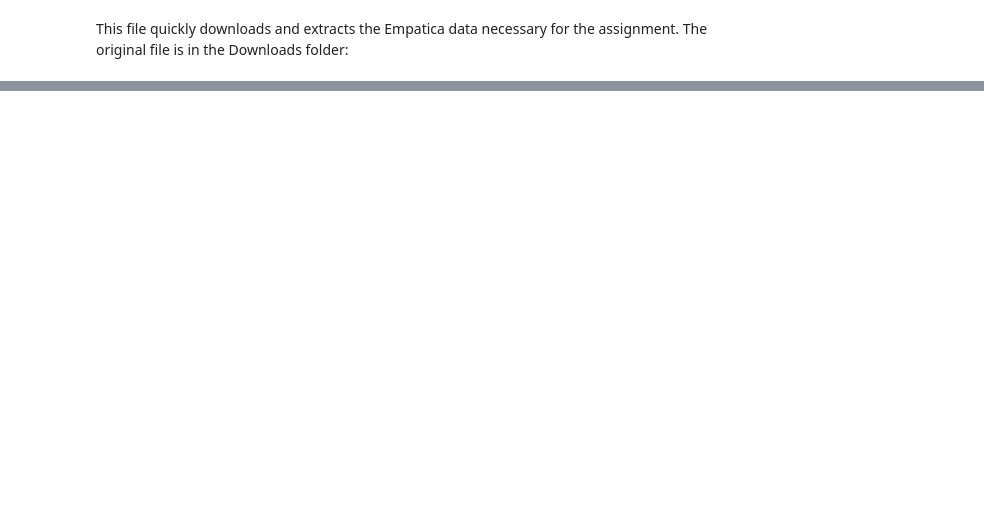
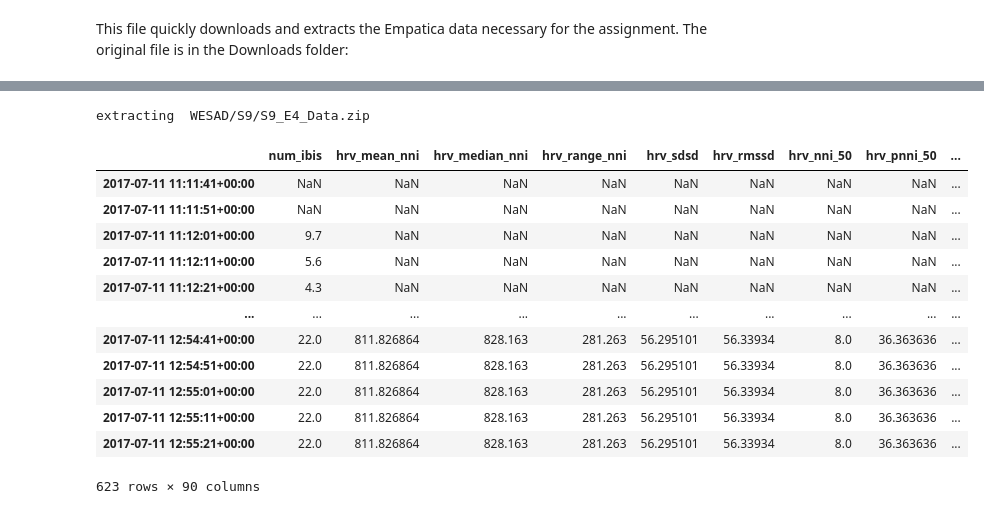
Before and after one commit to TinasheMTapera/HINF5300, a Jupyter notebook: inst/py/assign3_download-extract-e4.ipynb, the cells around one changed output, grey strips where cells are left out. Drawn from its saved outputs; the diff is of its cells as text; code cells hidden in the pictures; blank space fills up the shorter version.

```diff
--- a/inst/py/assign3_download-extract-e4.ipynb
+++ b/inst/py/assign3_download-extract-e4.ipynb
@@ -23,0 +22,12 @@ SyntaxError: invalid syntax (1278643590.py, line 2)
+# %%
+with zipfile.ZipFile(download_path, mode="r") as archive:
+
+    e4s=[x for x in archive.namelist() if "E4_Data" in x]
+
+    with tempfile.TemporaryDirectory() as tmpdirname:
+        archive.extract(e4s[0], path=tmpdirname)
+
+        for x in pathlib.Path(tmpdirname).rglob('*.*'):
+            print(x)
+
+archive.close()
@@ -23,0 +38,15 @@ SyntaxError: invalid syntax (1278643590.py, line 2)
+# %%
+with zipfile.ZipFile(download_path, mode="r") as archive:
+
+    e4s=[x for x in archive.namelist() if "E4_Data" in x]
+
+    with tempfile.TemporaryDirectory() as tmpdirname:
+
+        archive.extract(e4s[0], path=tmpdirname)
+
+        e4_zip = [x for x in pathlib.Path(tmpdirname).rglob('*.*')].pop()
+        features = flirt.simple.get_features_for_empatica_archive(e4_zip, 60, 10, True, True, False)
+
+
+
+archive.close()
@@ -23,0 +83,33 @@ SyntaxError: invalid syntax (1278643590.py, line 2)
+# %%
+with zipfile.ZipFile(download_path, mode="r") as archive:
+
+    e4s=[x for x in archive.namelist() if "E4_Data" in x]
+    target=e4s[14]
+    with tempfile.TemporaryDirectory() as tmpdirname:
+        print("extracting ", target)
+        archive.extract(target, path=tmpdirname)
+
+        e4_zip = [x for x in pathlib.Path(tmpdirname).rglob('*.*')].pop()
+        features = flirt.simple.get_features_for_empatica_archive(e4_zip, 60, 10, hrv_features=True, eda_features=True, acc_features=False)
+
+
+
+archive.close()
+# %% [output]
+extracting  WESAD/S9/S9_E4_Data.zip
+# %%
+features
+# %% [output]
+|  | num_ibis | hrv_mean_nni | hrv_median_nni | hrv_range_nni | hrv_sdsd | hrv_rmssd | hrv_nni_50 | hrv_pnni_50 | ... |
+| 2017-07-11 11:11:41+00:00 | NaN | NaN | NaN | NaN | NaN | NaN | NaN | NaN | ... |
+| 2017-07-11 11:11:51+00:00 | NaN | NaN | NaN | NaN | NaN | NaN | NaN | NaN | ... |
+| 2017-07-11 11:12:01+00:00 | 9.7 | NaN | NaN | NaN | NaN | NaN | NaN | NaN | ... |
+| 2017-07-11 11:12:11+00:00 | 5.6 | NaN | NaN | NaN | NaN | NaN | NaN | NaN | ... |
+| 2017-07-11 11:12:21+00:00 | 4.3 | NaN | NaN | NaN | NaN | NaN | NaN | NaN | ... |
+| ... | ... | ... | ... | ... | ... | ... | ... | ... | ... |
+| 2017-07-11 12:54:41+00:00 | 22.0 | 811.826864 | 828.163 | 281.263 | 56.295101 | 56.33934 | 8.0 | 36.363636 | ... |
+| 2017-07-11 12:54:51+00:00 | 22.0 | 811.826864 | 828.163 | 281.263 | 56.295101 | 56.33934 | 8.0 | 36.363636 | ... |
+| 2017-07-11 12:55:01+00:00 | 22.0 | 811.826864 | 828.163 | 281.263 | 56.295101 | 56.33934 | 8.0 | 36.363636 | ... |
+| 2017-07-11 12:55:11+00:00 | 22.0 | 811.826864 | 828.163 | 281.263 | 56.295101 | 56.33934 | 8.0 | 36.363636 | ... |
+| 2017-07-11 12:55:21+00:00 | 22.0 | 811.826864 | 828.163 | 281.263 | 56.295101 | 56.33934 | 8.0 | 36.363636 | ... |
+623 rows × 90 columns
```
Also changed, not shown: parts of 16 cells of this notebook, 14 other files.
